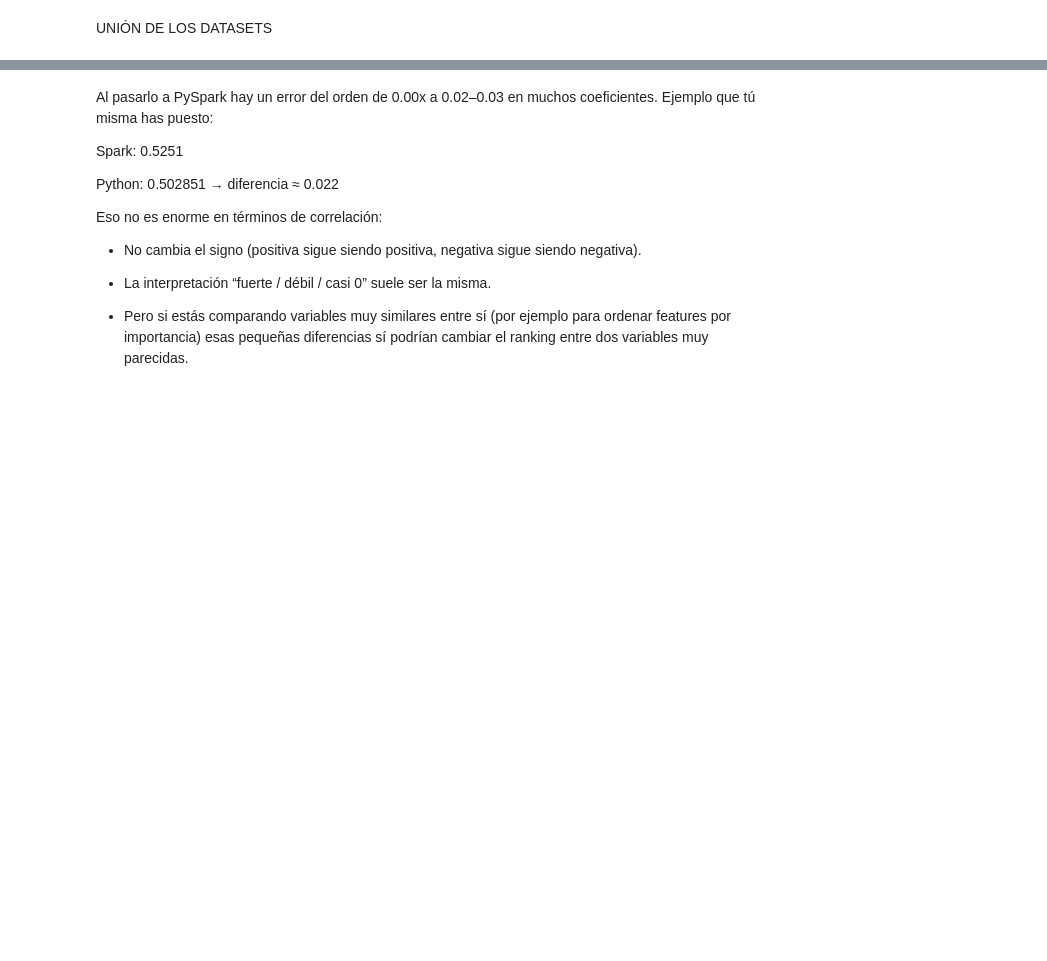
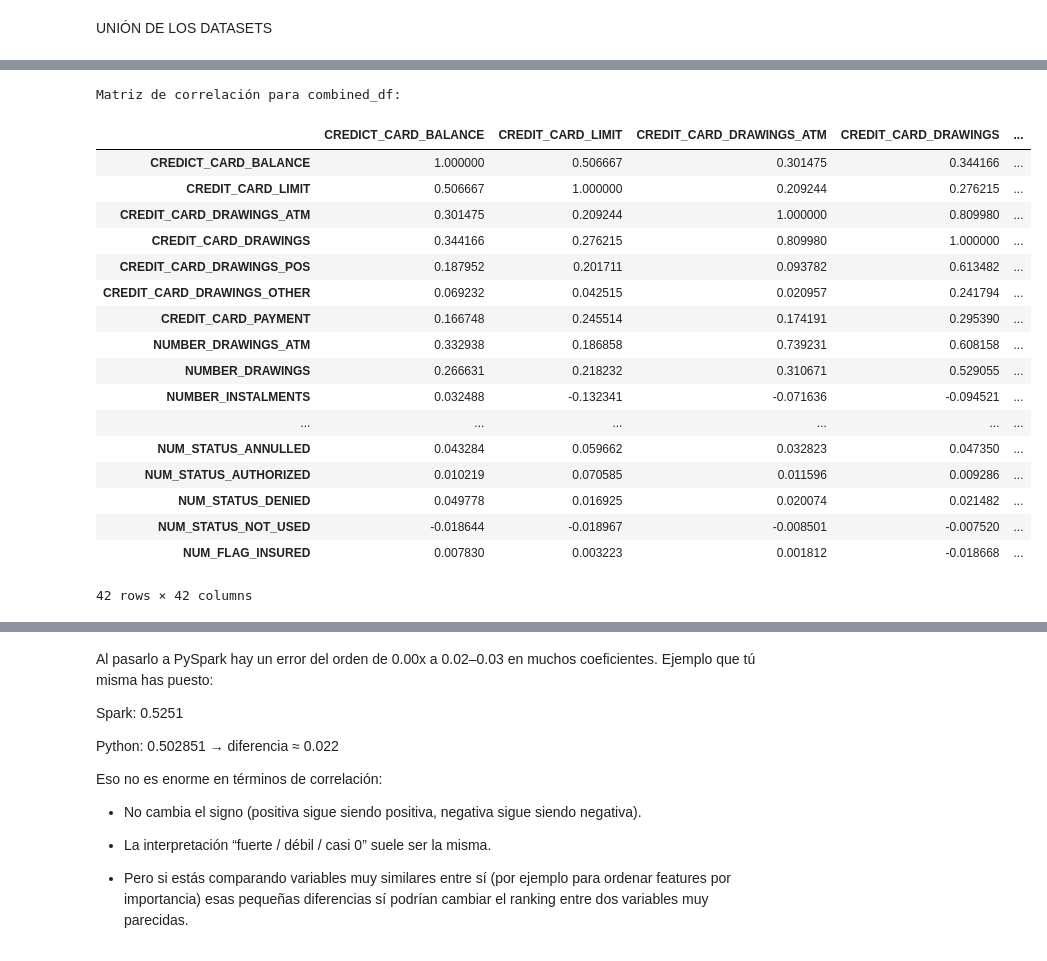
Before and after one commit to Jobo136/FinPlusAnalytics_JohnVonFumann, a Jupyter notebook: notebooks/PERFILADO_SPARK.ipynb, the cells around one changed output, grey strips where cells are left out. Saved outputs shown, nothing was run; the diff lists cells and outputs as text; code cells hidden in the pictures; blank space fills up the shorter version.

```diff
--- a/notebooks/PERFILADO_SPARK.ipynb
+++ b/notebooks/PERFILADO_SPARK.ipynb
@@ -353,32 +426,3 @@ combined_df = behavioural_df.join(clientes_df, on="CLIENT_ID", how="inner")
 combined_num_df = combined_df.select(
     *[f.name for f in combined_df.schema.fields if isinstance(f.dataType, numeric_types)]
 )
-# %%
-def compute_corr_matrix(df, df_name="df"):
-    numeric_cols = df.columns
-    if len(numeric_cols) == 0:
-        print(f"No hay columnas numéricas en {df_name}")
-        return
-
-    # Eliminar filas con nulls
-    df_no_nulls = df.na.drop(subset=numeric_cols)
-
-    # Ensamblar vector
-    assembler = VectorAssembler(
-        inputCols=numeric_cols,
-        outputCol="features"
-    )
-    vector_df = assembler.transform(df_no_nulls).select("features")
-
-    # Correlación Pearson
-    corr_matrix = Correlation.corr(vector_df, "features", "pearson").head()[0]
-    corr_array = corr_matrix.toArray().tolist()
-
-    print(f"\nMatriz de correlación para {df_name}:")
-    header = " " * 15 + " ".join([f"{c:>12}" for c in numeric_cols])
-    print(header)
-    for col_name, row in zip(numeric_cols, corr_array):
-        row_str = " ".join([f"{v:12.4f}" for v in row])
-        print(f"{col_name:>15} {row_str}")
-
-    return numeric_cols, corr_array
@@ -407,0 +429,35 @@ NUM_FLAG_INSURED       0.0265       0.0200       0.0048      -0.0160      -0.032
+# %%
+# Ya tienes esto:
+combined_cols, combined_corr = compute_corr_matrix(
+    combined_num_df,
+    "combined_df"
+)
+
+# ---- Visualización en forma de tabla con Spark ----
+rows = []
+for row_vals, row_name in zip(combined_corr, combined_cols):
+    fila = {"FEATURE": row_name}
+    fila.update({col: float(val) for col, val in zip(combined_cols, row_vals)})
+    rows.append(Row(**fila))
+
+corr_spark_df = spark.createDataFrame(rows)
+# %% [output]
+Matriz de correlación para combined_df:
+|  | CREDICT_CARD_BALANCE | CREDIT_CARD_LIMIT | CREDIT_CARD_DRAWINGS_ATM | CREDIT_CARD_DRAWINGS | ... |
+| CREDICT_CARD_BALANCE | 1.000000 | 0.506667 | 0.301475 | 0.344166 | ... |
+| CREDIT_CARD_LIMIT | 0.506667 | 1.000000 | 0.209244 | 0.276215 | ... |
+| CREDIT_CARD_DRAWINGS_ATM | 0.301475 | 0.209244 | 1.000000 | 0.809980 | ... |
+| CREDIT_CARD_DRAWINGS | 0.344166 | 0.276215 | 0.809980 | 1.000000 | ... |
+| CREDIT_CARD_DRAWINGS_POS | 0.187952 | 0.201711 | 0.093782 | 0.613482 | ... |
+| CREDIT_CARD_DRAWINGS_OTHER | 0.069232 | 0.042515 | 0.020957 | 0.241794 | ... |
+| CREDIT_CARD_PAYMENT | 0.166748 | 0.245514 | 0.174191 | 0.295390 | ... |
+| NUMBER_DRAWINGS_ATM | 0.332938 | 0.186858 | 0.739231 | 0.608158 | ... |
+| NUMBER_DRAWINGS | 0.266631 | 0.218232 | 0.310671 | 0.529055 | ... |
+| NUMBER_INSTALMENTS | 0.032488 | -0.132341 | -0.071636 | -0.094521 | ... |
+| ... | ... | ... | ... | ... | ... |
+| NUM_STATUS_ANNULLED | 0.043284 | 0.059662 | 0.032823 | 0.047350 | ... |
+| NUM_STATUS_AUTHORIZED | 0.010219 | 0.070585 | 0.011596 | 0.009286 | ... |
+| NUM_STATUS_DENIED | 0.049778 | 0.016925 | 0.020074 | 0.021482 | ... |
+| NUM_STATUS_NOT_USED | -0.018644 | -0.018967 | -0.008501 | -0.007520 | ... |
+| NUM_FLAG_INSURED | 0.007830 | 0.003223 | 0.001812 | -0.018668 | ... |
+42 rows × 42 columns
```
Also changed, not shown: parts of 14 cells of this notebook, 19 other files.
